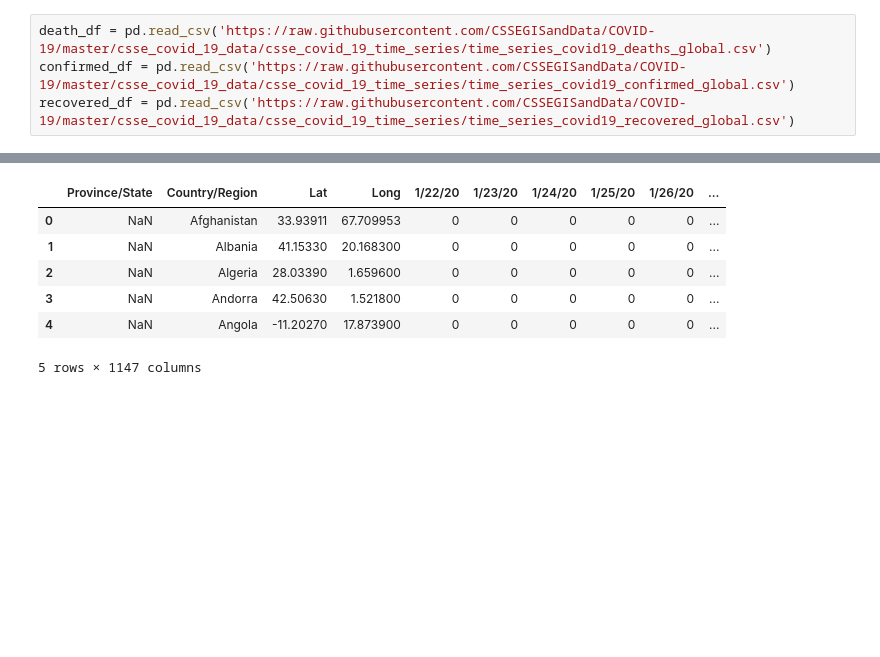
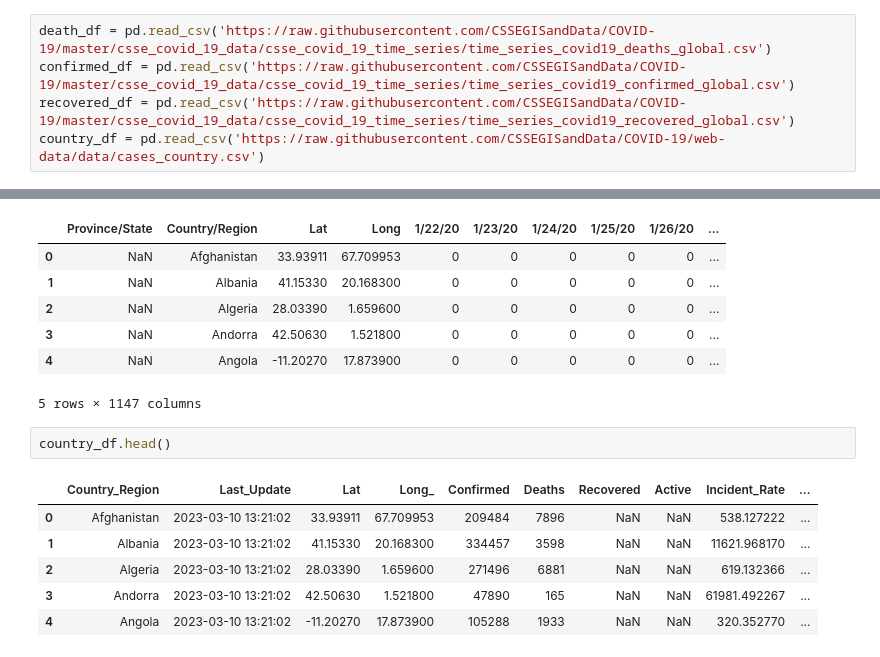
Before and after one commit to jscorrea16/COVID-Dashboard, a Jupyter notebook: Dashboard.ipynb, the cells around one changed output, grey strips where cells are left out. Drawn from its saved outputs; the diff is of its cells as text; blank space fills up the shorter version.

```diff
--- a/Dashboard.ipynb
+++ b/Dashboard.ipynb
@@ -7,6 +7,7 @@ import numpy as np
 death_df = pd.read_csv('https://raw.githubusercontent.com/CSSEGISandData/COVID-19/master/csse_covid_19_data/csse_covid_19_time_series/time_series_covid19_deaths_global.csv')
 confirmed_df = pd.read_csv('https://raw.githubusercontent.com/CSSEGISandData/COVID-19/master/csse_covid_19_data/csse_covid_19_time_series/time_series_covid19_confirmed_global.csv')
 recovered_df = pd.read_csv('https://raw.githubusercontent.com/CSSEGISandData/COVID-19/master/csse_covid_19_data/csse_covid_19_time_series/time_series_covid19_recovered_global.csv')
+country_df = pd.read_csv('https://raw.githubusercontent.com/CSSEGISandData/COVID-19/web-data/data/cases_country.csv')
 # %%
 death_df.head()
 # %% [output]
@@ -37,3 +38,12 @@ recovered_df.head()
 | 3 | NaN | Andorra | 42.50630 | 1.521800 | 0 | 0 | 0 | 0 | 0 | ... |
 | 4 | NaN | Angola | -11.20270 | 17.873900 | 0 | 0 | 0 | 0 | 0 | ... |
 5 rows × 1147 columns
+# %%
+country_df.head()
+# %% [output]
+|  | Country_Region | Last_Update | Lat | Long_ | Confirmed | Deaths | Recovered | Active | Incident_Rate | ... |
+| 0 | Afghanistan | 2023-03-10 13:21:02 | 33.93911 | 67.709953 | 209484 | 7896 | NaN | NaN | 538.127222 | ... |
+| 1 | Albania | 2023-03-10 13:21:02 | 41.15330 | 20.168300 | 334457 | 3598 | NaN | NaN | 11621.968170 | ... |
+| 2 | Algeria | 2023-03-10 13:21:02 | 28.03390 | 1.659600 | 271496 | 6881 | NaN | NaN | 619.132366 | ... |
+| 3 | Andorra | 2023-03-10 13:21:02 | 42.50630 | 1.521800 | 47890 | 165 | NaN | NaN | 61981.492267 | ... |
+| 4 | Angola | 2023-03-10 13:21:02 | -11.20270 | 17.873900 | 105288 | 1933 | NaN | NaN | 320.352770 | ... |
```
Also changed, not shown: parts of 5 cells of this notebook.
